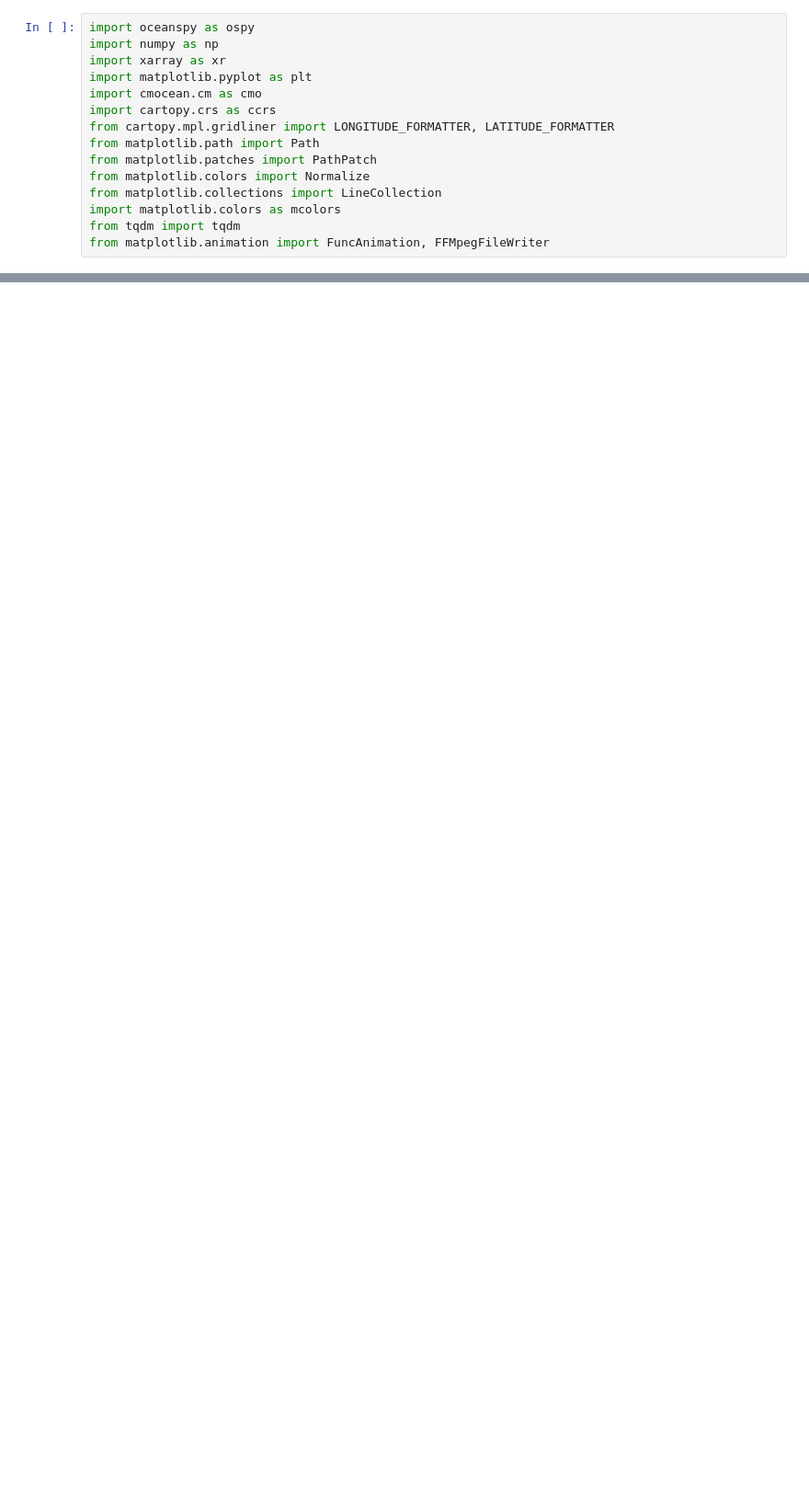
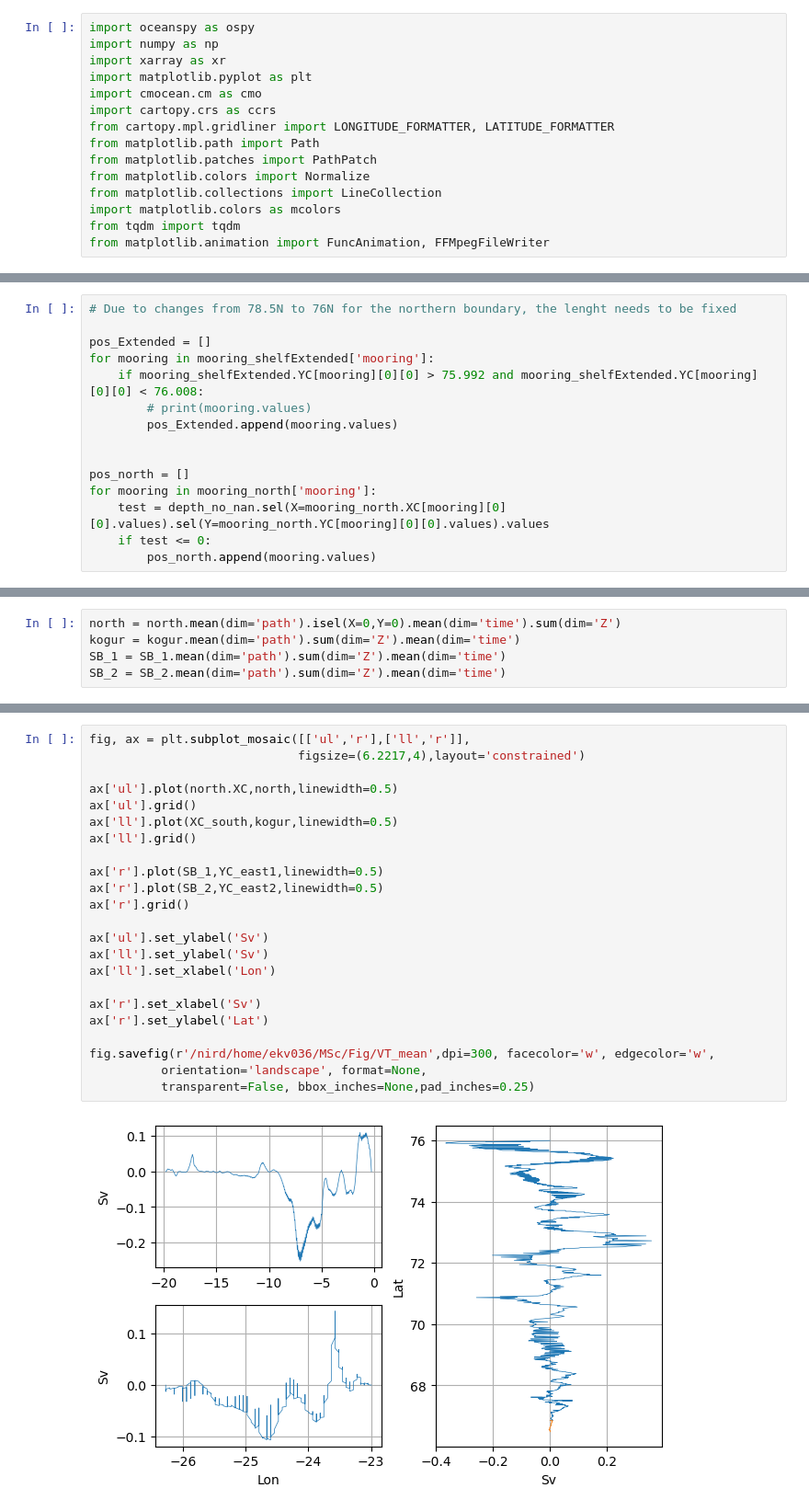
Before and after one commit to EirikKvamme/MScEirik, a Jupyter notebook: Background/VolumeTransport.ipynb, the cells around one changed output, grey strips where cells are left out. Shown at 92% size. Drawn from its saved outputs; the diff is of its cells as text; blank space fills up the shorter version.

```diff
--- a/Background/VolumeTransport.ipynb
+++ b/Background/VolumeTransport.ipynb
@@ -77,0 +25,15 @@ MemoryError: Unable to allocate 743. GiB for an array with shape (216, 628, 766,
+# %%
+# Due to changes from 78.5N to 76N for the northern boundary, the lenght needs to be fixed
+
+pos_Extended = []
+for mooring in mooring_shelfExtended['mooring']:
+    if mooring_shelfExtended.YC[mooring][0][0] > 75.992 and mooring_shelfExtended.YC[mooring][0][0] < 76.008:
+        # print(mooring.values)
+        pos_Extended.append(mooring.values)
+
+
+pos_north = []
+for mooring in mooring_north['mooring']:
+    test = depth_no_nan.sel(X=mooring_north.XC[mooring][0][0].values).sel(Y=mooring_north.YC[mooring][0][0].values).values
+    if test <= 0:
+        pos_north.append(mooring.values)
@@ -77,0 +120,5 @@ MemoryError: Unable to allocate 743. GiB for an array with shape (216, 628, 766,
+# %%
+north = north.mean(dim='path').isel(X=0,Y=0).mean(dim='time').sum(dim='Z')
+kogur = kogur.mean(dim='path').sum(dim='Z').mean(dim='time')
+SB_1 = SB_1.mean(dim='path').sum(dim='Z').mean(dim='time')
+SB_2 = SB_2.mean(dim='path').sum(dim='Z').mean(dim='time')
@@ -77,0 +162,25 @@ MemoryError: Unable to allocate 743. GiB for an array with shape (216, 628, 766,
+# %%
+fig, ax = plt.subplot_mosaic([['ul','r'],['ll','r']],
+                             figsize=(6.2217,4),layout='constrained')
+
+ax['ul'].plot(north.XC,north,linewidth=0.5)
+ax['ul'].grid()
+ax['ll'].plot(XC_south,kogur,linewidth=0.5)
+ax['ll'].grid()
+
+ax['r'].plot(SB_1,YC_east1,linewidth=0.5)
+ax['r'].plot(SB_2,YC_east2,linewidth=0.5)
+ax['r'].grid()
+
+ax['ul'].set_ylabel('Sv')
+ax['ll'].set_ylabel('Sv')
+ax['ll'].set_xlabel('Lon')
+
+ax['r'].set_xlabel('Sv')
+ax['r'].set_ylabel('Lat')
+
+fig.savefig(r'/nird/home/ekv036/MSc/Fig/VT_mean',dpi=300, facecolor='w', edgecolor='w',
+          orientation='landscape', format=None,
+          transparent=False, bbox_inches=None,pad_inches=0.25)
+# %% [output]
+[figure, added]
```
Also changed, not shown: parts of 10 cells of this notebook.
